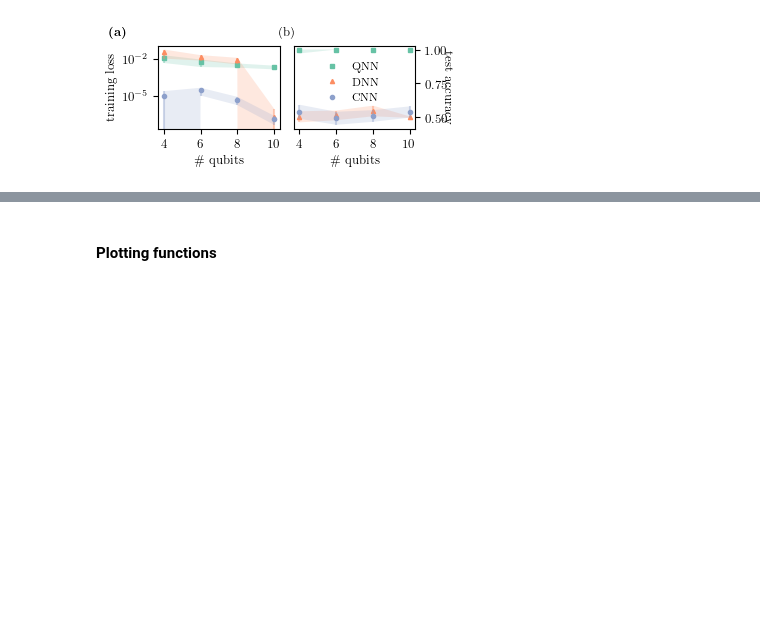
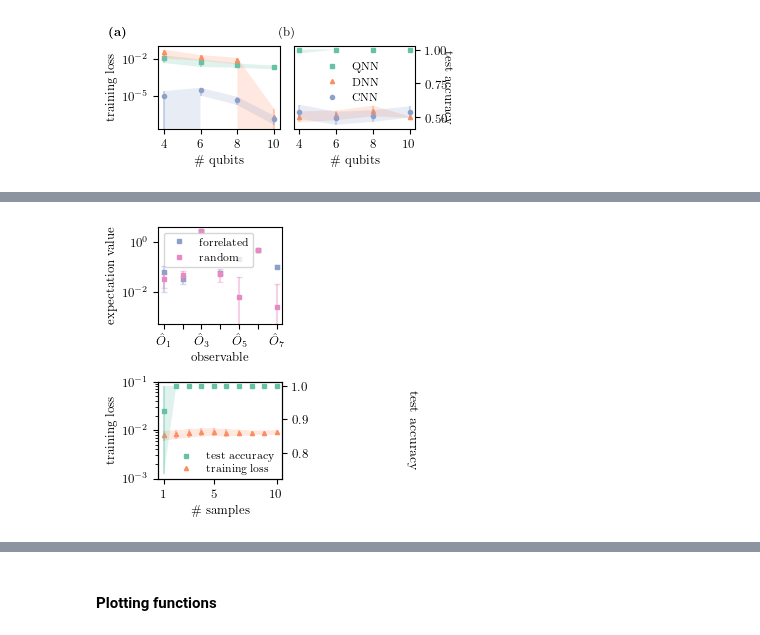
Before and after one commit to Qu-DOS/QuantumPrimer.jl, a Jupyter notebook: notebooks/plot_forrelation_paper.ipynb, the cells around one changed output, grey strips where cells are left out. Saved outputs shown, nothing was run; the diff lists cells and outputs as text; code cells hidden in the pictures; blank space fills up the shorter version.

Commit message:
Add QPU figure to plot forrelation file

```diff
--- a/notebooks/plot_forrelation_paper.ipynb
+++ b/notebooks/plot_forrelation_paper.ipynb
@@ -453,0 +492,94 @@ plt.savefig(f'../data/figure_5.pdf', bbox_inches='tight', pad_inches=0.05)
+# %%
+data_qnn_n20_te_acc_mean = np.zeros(10)
+data_qnn_n20_te_acc_std = np.zeros(10)
+data_qnn_n20_tr_loss_mean = np.zeros(10)
+data_qnn_n20_tr_loss_std = np.zeros(10)
+
+for i in range(10):
+    data_qnn_n20_te_acc_mean[i] = np.mean(data_qnn_n20_te_acc[i, :])
+    data_qnn_n20_te_acc_std[i] = np.std(data_qnn_n20_te_acc[i, :])
+    data_qnn_n20_tr_loss_mean[i] = np.mean(data_qnn_n20_tr_loss[i, :])
+    data_qnn_n20_tr_loss_std[i] = np.std(data_qnn_n20_tr_loss[i, :])
+
+# np.std(data_qnn_n20_te_acc[0, :])
+# %%
+# fig, ax = plt.subplots(1, 2, figsize=(figwidth*1.1, figheight*0.7))
+# fig, ax = plt.subplots(1, 2, figsize=(figwidth*2.2, figheight*1.4))
+fig, ax = plt.subplots(2, 1, figsize=(figwidth, figheight*1.5))
+
+# divide the plot into 2x2 subplots using a grid layout
+# fig = plt.figure(figsize=(figwidth, figheight*1.4))
+# ax = fig.add_gridspec(2, 2)
+
+##################################
+##################################
+
+markers = ['s', '^', 'o', 'v', 'd', 'p', 'P', '*', 'X', 'h']
+scale = 1
+
+##################################
+##################################
+
+# plot a single panel in the 2 column of the first row
+# ax = fig.add_subplot(ax[0, 0])
+
+
+ax[0].plot(data_observables_forr_mean, markers[0], markersize=3*scale, markerfacecolor=cols[2], markeredgecolor=cols[2], alpha=1)
+ax[0].errorbar([i for i in range(7)], data_observables_forr_mean, yerr=data_observables_forr_std, fmt='none', elinewidth=1.5*scale, alpha=0.4, capsize=2*scale, ecolor=cols[2])
+ax[0].plot(data_observables_rand_mean, markers[0], markersize=3*scale, markerfacecolor=cols[3], markeredgecolor=cols[3], alpha=1)
+ax[0].errorbar([i for i in range(7)], data_observables_rand_mean, yerr=data_observables_rand_std, fmt='none', elinewidth=1.5*scale, alpha=0.4, capsize=2*scale, ecolor=cols[3])
+
+ax[0].set_xlabel('observable')
+ax[0].set_ylabel('expectation value')
+ax[0].set_xticks([i for i in range(7)])
+# ax[0].set_xticklabels(['$\\hat{O}_1$', '$\\hat{O}_2$', '$\\hat{O}_3$', '$\\hat{O}_4$', '$\\hat{O}_5$', '$\\hat{O}_6$', '$\\hat{O}_7$'])
+ax[0].set_xticklabels(['$\\hat{O}_1$', '', '$\\hat{O}_3$', '', '$\\hat{O}_5$', '', '$\\hat{O}_7$'])
+# ax[0].set_xticks([0, 2, 4, 6])
+# ax[0].set_xticklabels(['$\\hat{O}_1$', '$\\hat{O}_3$', '$\\hat{O}_5$', '$\\hat{O}_7$'])
+ax[0].set_yscale('log')
+ax[0].set_ylim([5e-4, 4])
+ax[0].legend(['forrelated', 'random'], loc='upper left')
+
+##################################
+##################################
+
+xx = [i for i in range(1, 11)]
+
+ax[1].errorbar(xx, data_qnn_n20_tr_loss_mean, yerr=[data_qnn_n20_tr_loss_std, data_qnn_n20_tr_loss_std], fmt='none', elinewidth=1.5*scale, alpha=0.4, ecolor=cols[1])
+ax[1].plot(xx, data_qnn_n20_tr_loss_mean, markers[1], markersize=3*scale, markerfacecolor=cols[1], markeredgecolor=cols[1], alpha=1)
+ax[1].fill_between(xx, data_qnn_n20_tr_loss_mean - data_qnn_n20_tr_loss_std, data_qnn_n20_tr_loss_mean + data_qnn_n20_tr_loss_std, color=cols[1], alpha=0.2, edgecolor='none', label='_nolegend_')
+
+data_qnn_n20_te_acc_std_upper = np.zeros(10)
+for i in range(10):
+    if i == 0:
+        data_qnn_n20_te_acc_std_upper[i] = 1 - data_qnn_n20_te_acc_mean[i]
+    else:
+        data_qnn_n20_te_acc_std_upper[i] = data_qnn_n20_te_acc_std[i]
+
+# add second y-axis for loss
+ax2 = ax[1].twinx()
+ax2.errorbar(xx, data_qnn_n20_te_acc_mean, yerr=[data_qnn_n20_te_acc_std, data_qnn_n20_te_acc_std_upper], fmt='none', elinewidth=1.5*scale, alpha=0.4)
+ax2.plot(xx, data_qnn_n20_te_acc_mean, markers[0], markersize=3*scale, markerfacecolor=cols[0], markeredgecolor=cols[0], alpha=1)
+ax2.fill_between(xx, data_qnn_n20_te_acc_mean - data_qnn_n20_te_acc_std, np.ones(10), color=cols[0], alpha=0.2, edgecolor='none', label='_nolegend_')
+
+ax[1].set_xlabel('\\# samples')
+ax[1].set_ylabel('training loss')
+ax[1].set_yscale('log')
+ax[1].set_ylim([1e-3, 1e-1])
+ax[1].set_xticks([1, 5, 10])
+# ax[1].set_xticks(range(1, 11))
+# ax[1].set_xticklabels(['1', '', '', '', '5', '', '', '', '', '10'])
+ax[1].legend(['training loss'], loc=[0.1, 0.00], frameon=False)
+# ax[1].legend(['training loss'], loc='lower right', frameon=False)
+ax2.set_ylabel('test accuracy', size=10, rotation=-90, labelpad=80)
+ax2.legend(['test accuracy'], loc=[0.1, 0.13], frameon=False)
+# ax2.legend(['test accuracy'], loc='upper right', frameon=False)
+# ax2.set_ylim([0.5, 1.03])
+
+# ax2.text(0.22, 0.77, 'test accuracy', transform=ax2.transAxes, fontsize=8)
+
+plt.tight_layout()
+
+plt.savefig(f'../data/figure_qpu.pdf', bbox_inches='tight', pad_inches=0.05)
+# %% [output]
+[figure, added]
```
Also changed, not shown: parts of 5 cells of this notebook.
